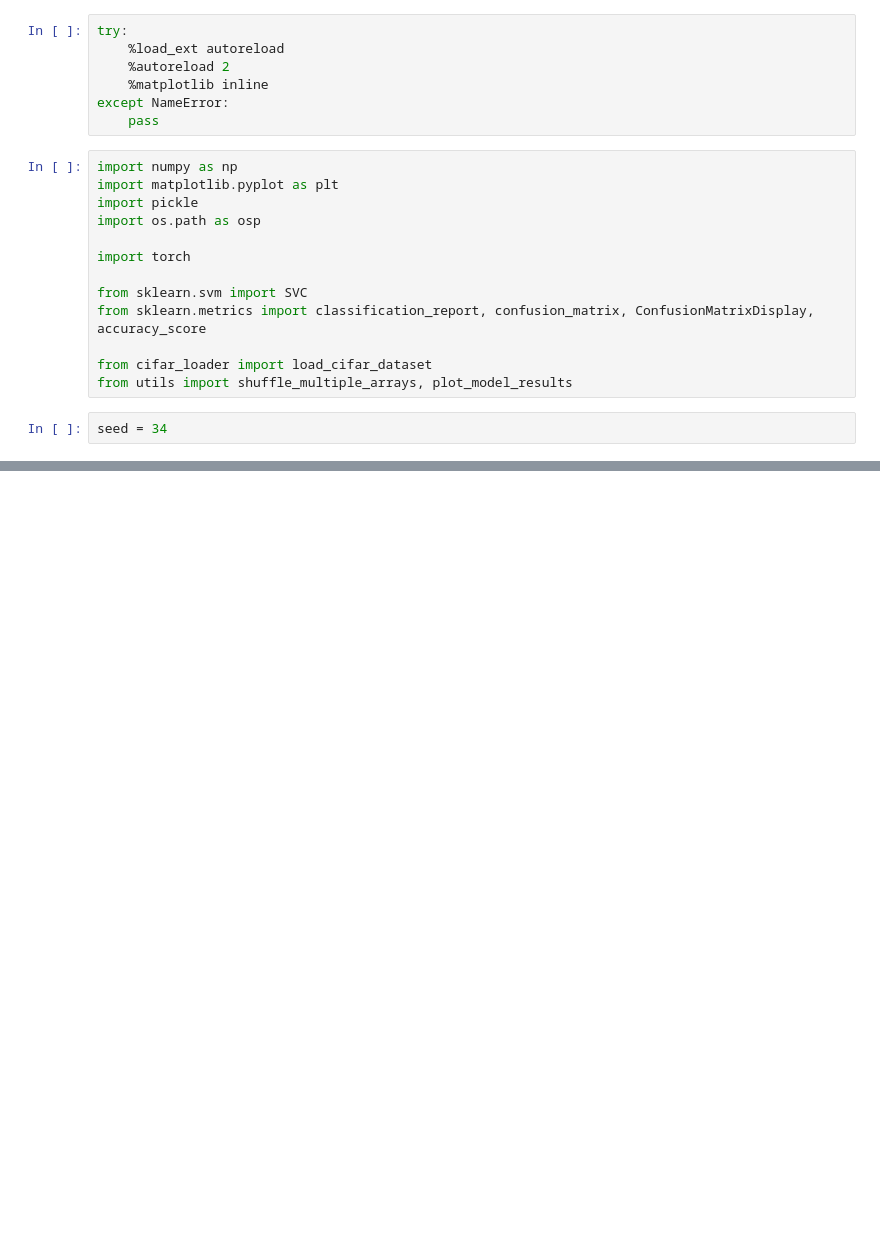
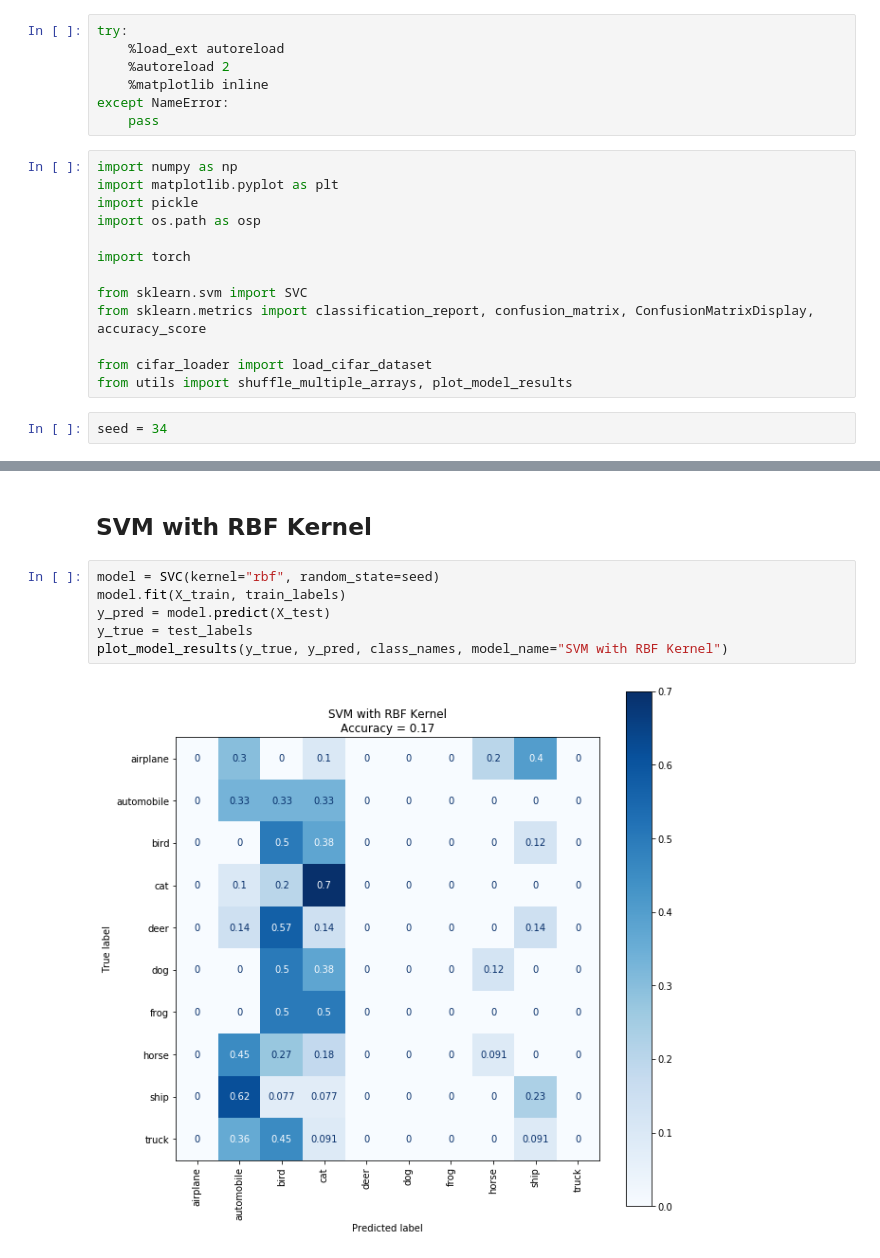
Before and after one commit to TomerRonen34/dl_theory, a Jupyter notebook: ex1/ex1.ipynb, the cells around one changed output, grey strips where cells are left out. Saved outputs shown, nothing was run; the diff lists cells and outputs as text; blank space fills up the shorter version.

```diff
--- a/ex1/ex1.ipynb
+++ b/ex1/ex1.ipynb
@@ -45,0 +43,10 @@ plot_model_results(y_true, y_pred, class_names, model_name="Linear SVM")
+# %% [markdown]
+## SVM with RBF Kernel
+# %%
+model = SVC(kernel="rbf", random_state=seed)
+model.fit(X_train, train_labels)
+y_pred = model.predict(X_test)
+y_true = test_labels
+plot_model_results(y_true, y_pred, class_names, model_name="SVM with RBF Kernel")
+# %% [output]
+[figure, added]
```
Also changed, not shown: parts of 8 cells of this notebook, 2 other files.
